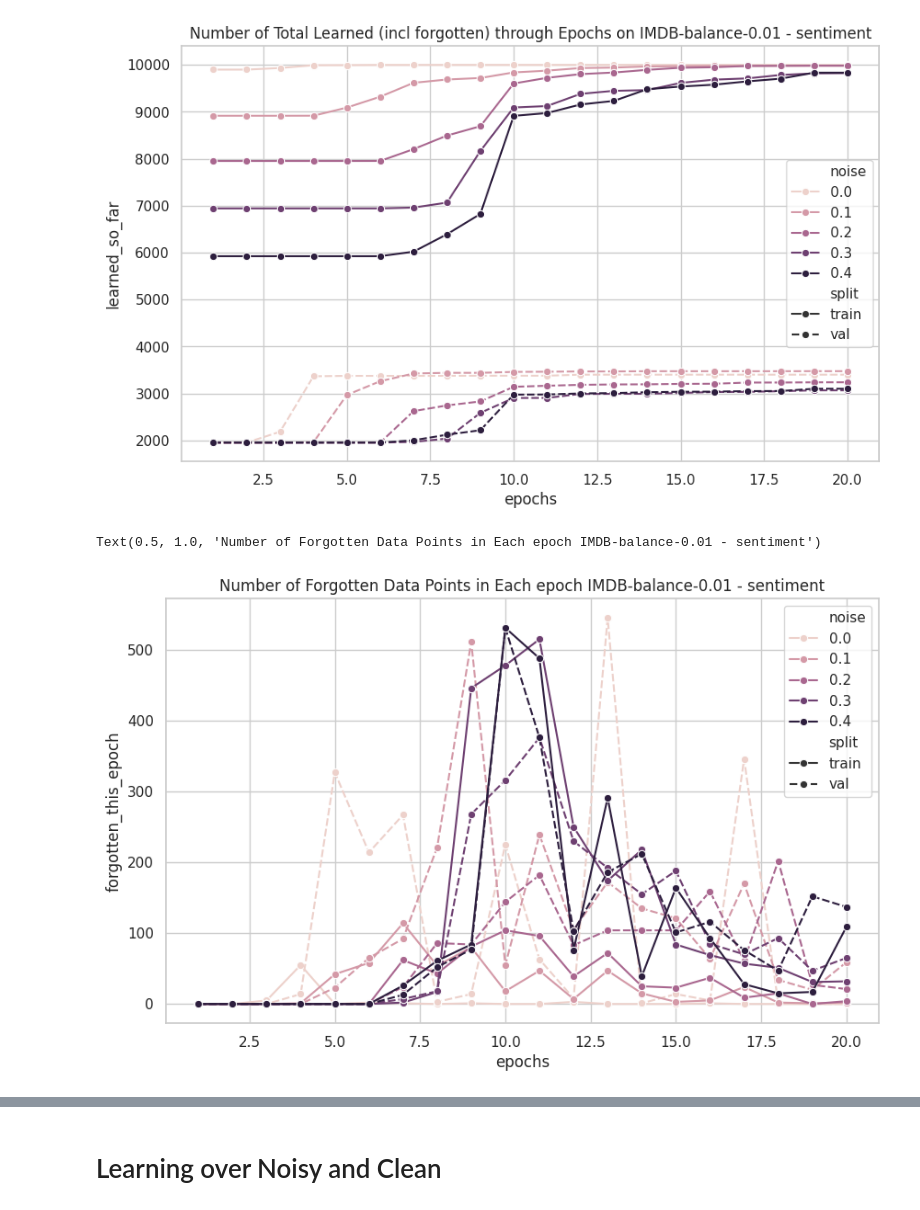
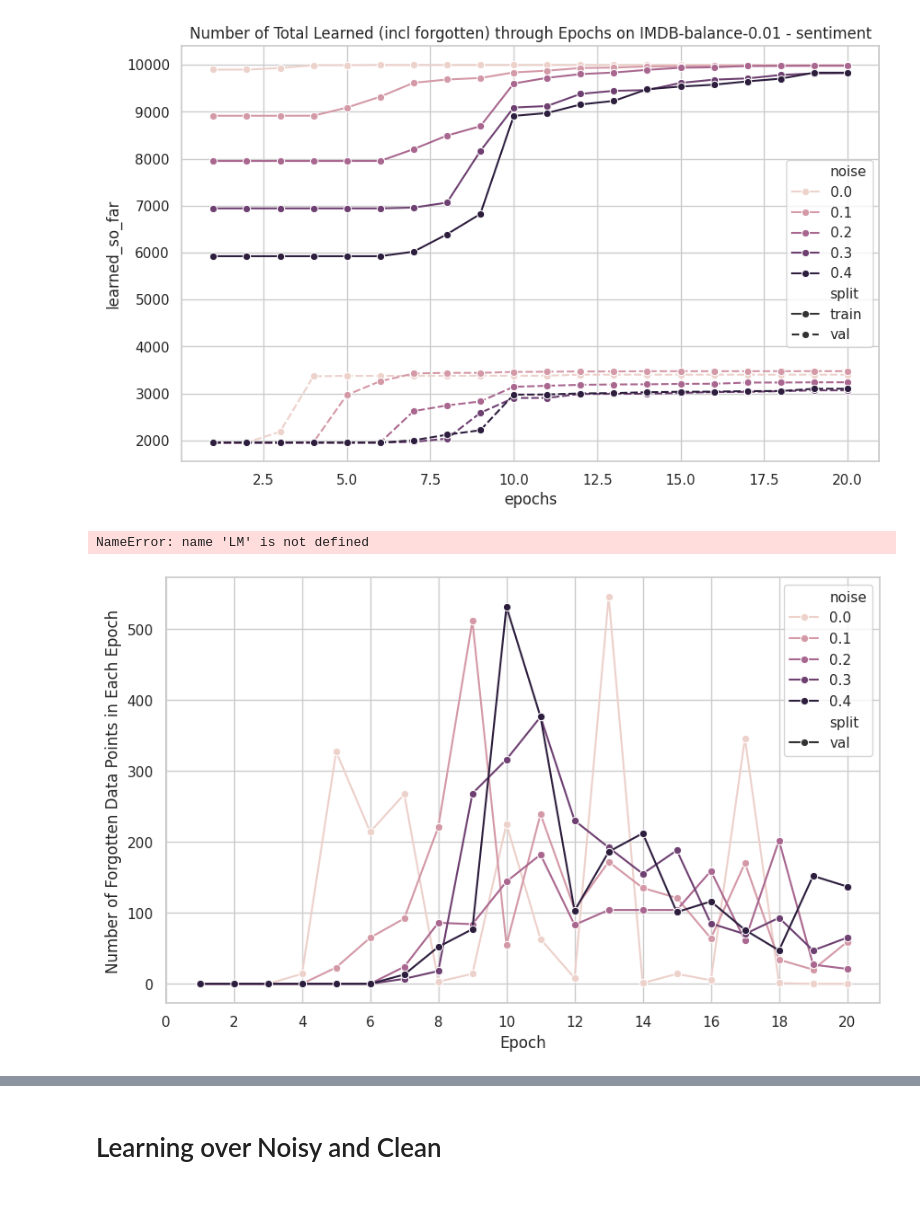
Before and after one commit to Ali-Omrani/LoRA-Label-Noise-Robustness, a Jupyter notebook: notebooks/post_hoc_analysis.ipynb, the cells around one changed output, grey strips where cells are left out. Drawn from its saved outputs; the diff is of its cells as text; code cells hidden in the pictures.

```diff
--- a/notebooks/post_hoc_analysis.ipynb
+++ b/notebooks/post_hoc_analysis.ipynb
@@ -68,10 +68,10 @@ experiment_dir_root = "../../../naacl-noise/low-res-noise/experiments/"
 # %%
 LABEL = "sentiment"
 BALANCE = 0.5
-EPOCHS = 10
+EPOCHS = 20
 limit = 10000
 l2 =0.01
-method="lora"
+method="finetune"
 max_dfs = []
 for balance in [0.5, 0.4, 0.3,0.2,0.1, 0.05, 0.01]:
     root_dir = os.path.join(experiment_dir_root, f"acl-exp5-method-{method}-limit-{limit}-l2-{l2}-balance-{balance}")
@@ -271,11 +283,15 @@ Text(0.5, 1.0, 'Number of Total Learned (incl forgotten) through Epochs on IMDB-
 [figure]
 # %%
 plt.figure(figsize=(10, 6))
-sns.lineplot(data=df, x="epochs", y="forgotten_this_epoch", hue="noise", style="split", marker='o')
-plt.title(f"Number of Forgotten Data Points in Each epoch {DATASET} - {LABEL}")
+sns.lineplot(data=df[df.split=="val"], x="epochs", y="forgotten_this_epoch", hue="noise", style="split", marker='o')
+# plt.title(f"Number of Forgotten Data Points in Each epoch {DATASET} - {LABEL}")
+plt.xticks(range(0, EPOCHS+1, 2))
+plt.xlabel('Epoch')
+plt.ylabel('Number of Forgotten Data Points in Each Epoch')
+plt.savefig(f'{LM}_forgotten_data_each_epoch_plot.png', dpi=300, bbox_inches='tight')
 # %% [output]
-Text(0.5, 1.0, 'Number of Forgotten Data Points in Each epoch IMDB-balance-0.01 - sentiment')
+NameError: name 'LM' is not defined
-[figure, old version]
+[figure, new version]
 # %%
 # this counts learning of each data point only once
 plt.figure(figsize=(10, 6))
```
Also changed, not shown: parts of 4 cells of this notebook.
